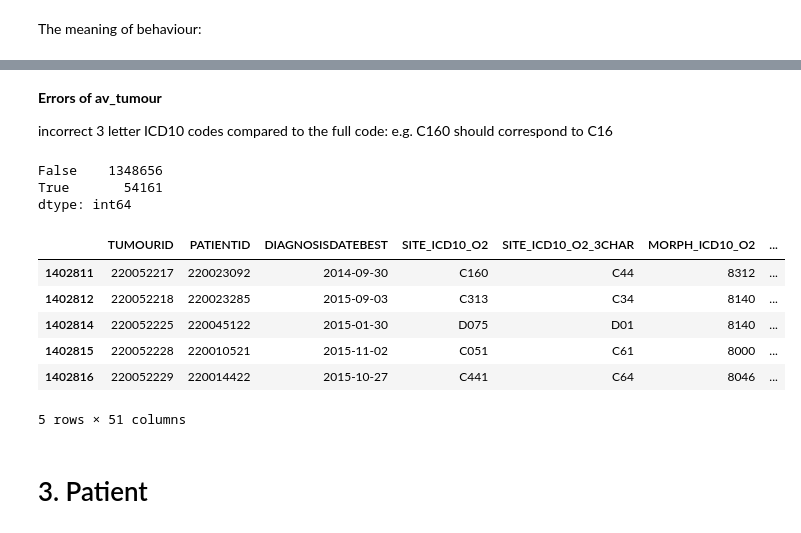
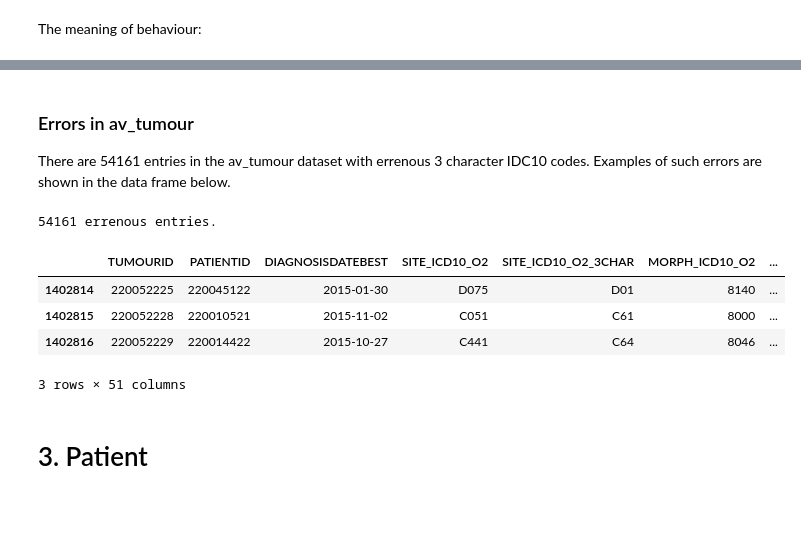
Before and after one commit to UCL-simulacrum/EDA, a Jupyter notebook: cancerdata_EDA.ipynb, the cells around one changed output, grey strips where cells are left out. Saved outputs shown, nothing was run; the diff lists cells and outputs as text; code cells hidden in the pictures.

```diff
--- a/cancerdata_EDA.ipynb
+++ b/cancerdata_EDA.ipynb
@@ -170,23 +168,19 @@ for i in range(10):
-# %% [markdown]
-**Errors of av_tumour**
-
-incorrect 3 letter ICD10 codes compared to the full code: e.g. C160 should correspond to C16
+# %% [markdown]
+### Errors in av_tumour
+
+There are 54161 entries in the av_tumour dataset with errenous 3 character IDC10 codes. Examples of such errors are shown in the data frame below.
 # %%
 incorrect = av_tumour['SITE_ICD10_O2'].apply(lambda s: str(s)[0:3]) \
             != av_tumour['SITE_ICD10_O2_3CHAR']
-print(incorrect.value_counts())
-display(av_tumour[incorrect].tail())
+print(incorrect.value_counts()[1],"errenous entries. ")
+display(av_tumour[incorrect].tail(3))
 # %% [output]
-False    1348656
-True       54161
-dtype: int64
+54161 errenous entries.
 |  | TUMOURID | PATIENTID | DIAGNOSISDATEBEST | SITE_ICD10_O2 | SITE_ICD10_O2_3CHAR | MORPH_ICD10_O2 | ... |
-| 1402811 | 220052217 | 220023092 | 2014-09-30 | C160 | C44 | 8312 | ... |
-| 1402812 | 220052218 | 220023285 | 2015-09-03 | C313 | C34 | 8140 | ... |
 | 1402814 | 220052225 | 220045122 | 2015-01-30 | D075 | D01 | 8140 | ... |
 | 1402815 | 220052228 | 220010521 | 2015-11-02 | C051 | C61 | 8000 | ... |
 | 1402816 | 220052229 | 220014422 | 2015-10-27 | C441 | C64 | 8046 | ... |
-5 rows × 51 columns
+3 rows × 51 columns
 # %% [markdown]
 # 3. Patient
 # %%
```
Also changed, not shown: parts of 19 cells of this notebook, 2 other files.
